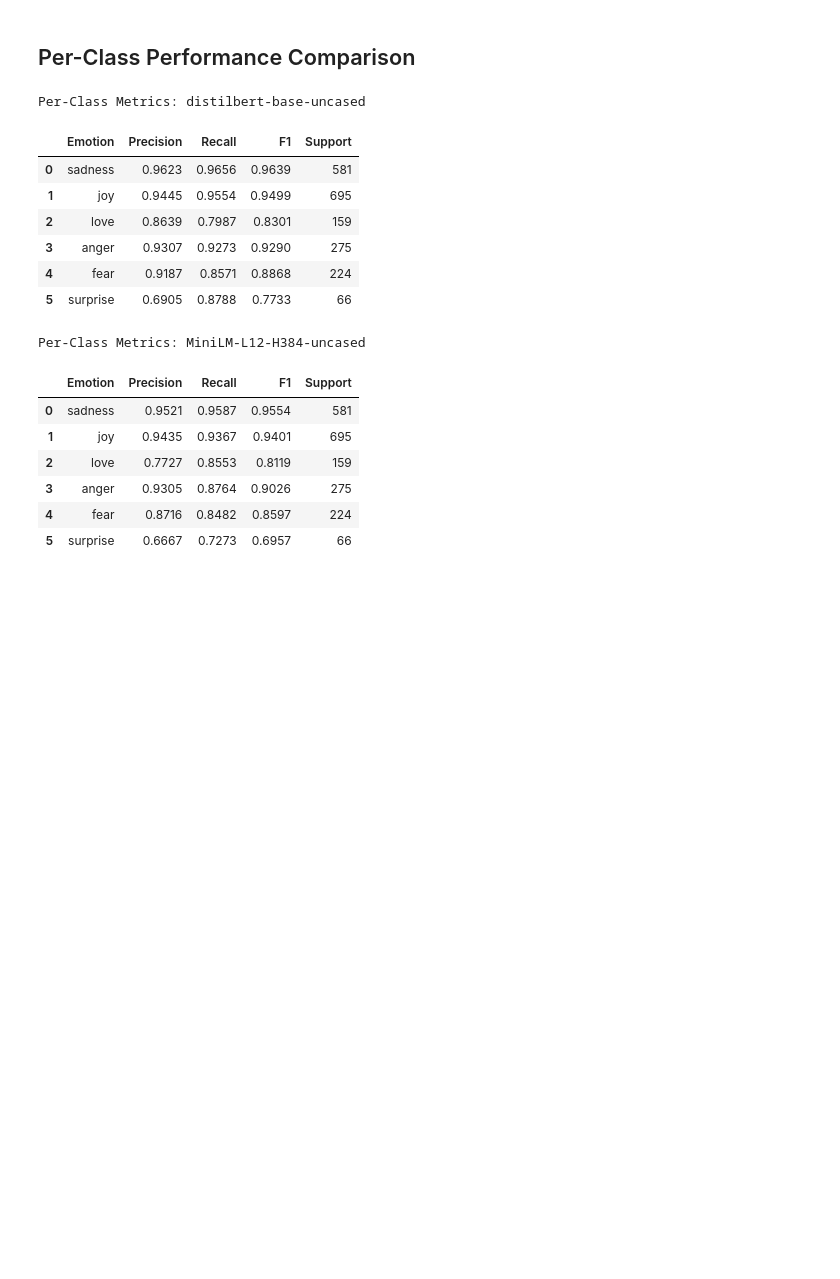
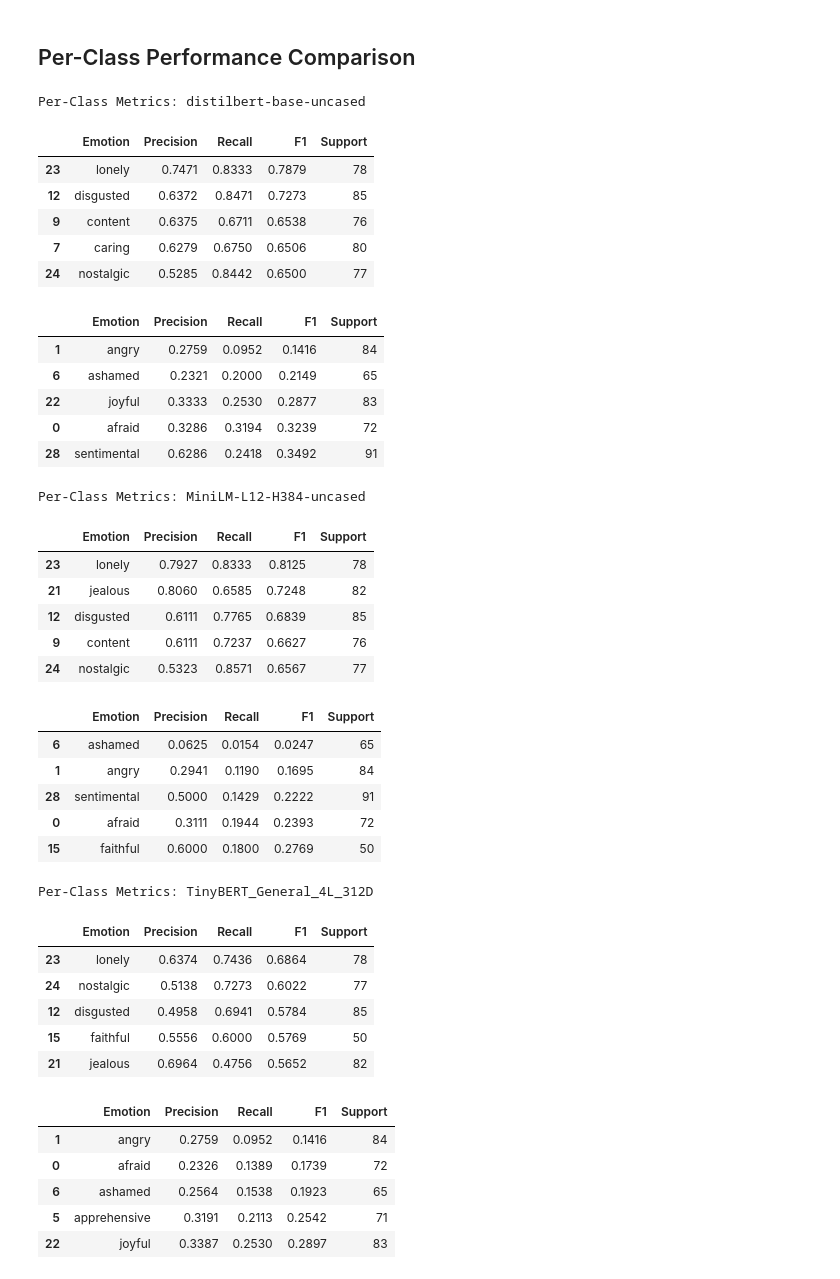
Before and after one commit to jaisawhney/mood-journal-ml, a Jupyter notebook: notebooks/02_model_comparison_emotion.ipynb, the cells around one changed output. Saved outputs shown, nothing was run; the diff lists cells and outputs as text; code cells hidden in the pictures; blank space fills up the shorter version.

```diff
--- a/notebooks/02_model_comparison_emotion.ipynb
+++ b/notebooks/02_model_comparison_emotion.ipynb
@@ -26,6 +23,7 @@ ARTIFACT_ROOT = REPO_ROOT / "ml" / "artifacts"
 runs = [
     ARTIFACT_ROOT / "distilbert_v1",
     ARTIFACT_ROOT / "minilm_v1",
+    ARTIFACT_ROOT / "tinybert_v1",
 ]
 # %%
 rows = []
@@ -71,45 +71,77 @@ df_sorted
 # %%
 # Create per-class comparison dataframes
 for _, row in df.iterrows():
     model_name = row["model"].split("/")[-1]
     print(f"Per-Class Metrics: {model_name}")
 
     label_names = row.get("label_names")
     precision = row.get("per_class_precision")
     recall = row.get("per_class_recall")
     f1 = row.get("per_class_f1")
     support = row.get("per_class_support")
 
     per_class_df = pd.DataFrame(
         {
             "Emotion": label_names,
             "Precision": precision,
             "Recall": recall,
             "F1": f1,
             "Support": support,
         }
     )
 
+    # Top 5 and Bottom 5 classes by F1 Score
     # Display it pretty
+    top_k_df = per_class_df.sort_values("F1", ascending=False).head(5)
     display(
-        per_class_df.style.format(
+        top_k_df.style.format(
             {"Precision": "{:.4f}", "Recall": "{:.4f}", "F1": "{:.4f}", "Support": "{:.0f}"}
-        ).background_gradient(subset=["F1"], cmap="Blues", vmin=0.7, vmax=1.0)
+        ).background_gradient(subset=["F1"], cmap="Blues", vmin=0.55, vmax=0.8)
     )
+
+    bottom_k_df = per_class_df.sort_values("F1", ascending=True).head(5)
+    display(
+        bottom_k_df.style.format(
+            {"Precision": "{:.4f}", "Recall": "{:.4f}", "F1": "{:.4f}", "Support": "{:.0f}"}
+        ).background_gradient(subset=["F1"], cmap="Reds", vmin=0.0, vmax=0.35)
+    )
 # %% [output]
 Per-Class Metrics: distilbert-base-uncased
 |  | Emotion | Precision | Recall | F1 | Support |
-| 0 | sadness | 0.9623 | 0.9656 | 0.9639 | 581 |
-| 1 | joy | 0.9445 | 0.9554 | 0.9499 | 695 |
-| 2 | love | 0.8639 | 0.7987 | 0.8301 | 159 |
-| 3 | anger | 0.9307 | 0.9273 | 0.9290 | 275 |
-| 4 | fear | 0.9187 | 0.8571 | 0.8868 | 224 |
-| 5 | surprise | 0.6905 | 0.8788 | 0.7733 | 66 |
+| 23 | lonely | 0.7471 | 0.8333 | 0.7879 | 78 |
+| 12 | disgusted | 0.6372 | 0.8471 | 0.7273 | 85 |
+| 9 | content | 0.6375 | 0.6711 | 0.6538 | 76 |
+| 7 | caring | 0.6279 | 0.6750 | 0.6506 | 80 |
+| 24 | nostalgic | 0.5285 | 0.8442 | 0.6500 | 77 |
+|  | Emotion | Precision | Recall | F1 | Support |
+| 1 | angry | 0.2759 | 0.0952 | 0.1416 | 84 |
+| 6 | ashamed | 0.2321 | 0.2000 | 0.2149 | 65 |
+| 22 | joyful | 0.3333 | 0.2530 | 0.2877 | 83 |
+| 0 | afraid | 0.3286 | 0.3194 | 0.3239 | 72 |
+| 28 | sentimental | 0.6286 | 0.2418 | 0.3492 | 91 |
 Per-Class Metrics: MiniLM-L12-H384-uncased
-|  | Emotion | Precision | Recall | F1 | Support |
-| 0 | sadness | 0.9521 | 0.9587 | 0.9554 | 581 |
-| 1 | joy | 0.9435 | 0.9367 | 0.9401 | 695 |
-| 2 | love | 0.7727 | 0.8553 | 0.8119 | 159 |
-| 3 | anger | 0.9305 | 0.8764 | 0.9026 | 275 |
-| 4 | fear | 0.8716 | 0.8482 | 0.8597 | 224 |
-| 5 | surprise | 0.6667 | 0.7273 | 0.6957 | 66 |
+|  | Emotion | Precision | Recall | F1 | Support |
+| 23 | lonely | 0.7927 | 0.8333 | 0.8125 | 78 |
+| 21 | jealous | 0.8060 | 0.6585 | 0.7248 | 82 |
+| 12 | disgusted | 0.6111 | 0.7765 | 0.6839 | 85 |
+| 9 | content | 0.6111 | 0.7237 | 0.6627 | 76 |
+| 24 | nostalgic | 0.5323 | 0.8571 | 0.6567 | 77 |
+|  | Emotion | Precision | Recall | F1 | Support |
+| 6 | ashamed | 0.0625 | 0.0154 | 0.0247 | 65 |
+| 1 | angry | 0.2941 | 0.1190 | 0.1695 | 84 |
+| 28 | sentimental | 0.5000 | 0.1429 | 0.2222 | 91 |
+| 0 | afraid | 0.3111 | 0.1944 | 0.2393 | 72 |
+| 15 | faithful | 0.6000 | 0.1800 | 0.2769 | 50 |
+Per-Class Metrics: TinyBERT_General_4L_312D
+|  | Emotion | Precision | Recall | F1 | Support |
+| 23 | lonely | 0.6374 | 0.7436 | 0.6864 | 78 |
+| 24 | nostalgic | 0.5138 | 0.7273 | 0.6022 | 77 |
+| 12 | disgusted | 0.4958 | 0.6941 | 0.5784 | 85 |
+| 15 | faithful | 0.5556 | 0.6000 | 0.5769 | 50 |
+| 21 | jealous | 0.6964 | 0.4756 | 0.5652 | 82 |
+|  | Emotion | Precision | Recall | F1 | Support |
+| 1 | angry | 0.2759 | 0.0952 | 0.1416 | 84 |
+| 0 | afraid | 0.2326 | 0.1389 | 0.1739 | 72 |
+| 6 | ashamed | 0.2564 | 0.1538 | 0.1923 | 65 |
+| 5 | apprehensive | 0.3191 | 0.2113 | 0.2542 | 71 |
+| 22 | joyful | 0.3387 | 0.2530 | 0.2897 | 83 |
```
Also changed, not shown: parts of 6 cells of this notebook, 11 other files.
